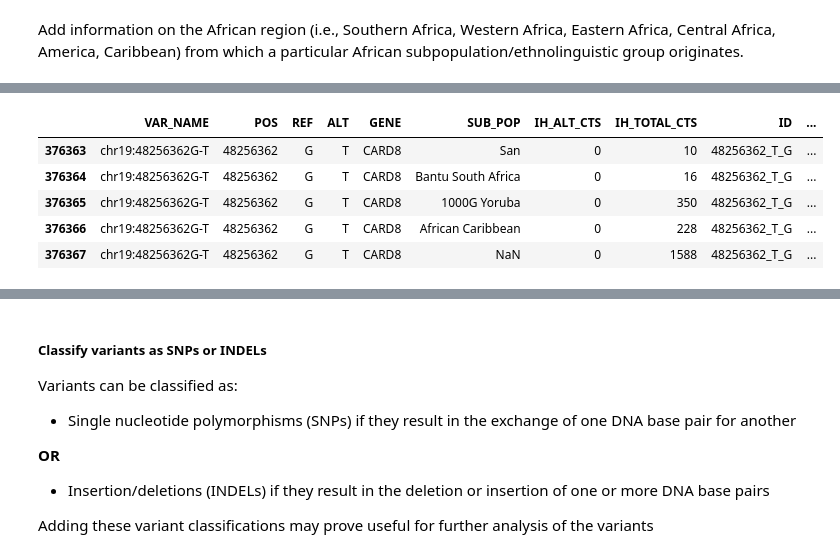
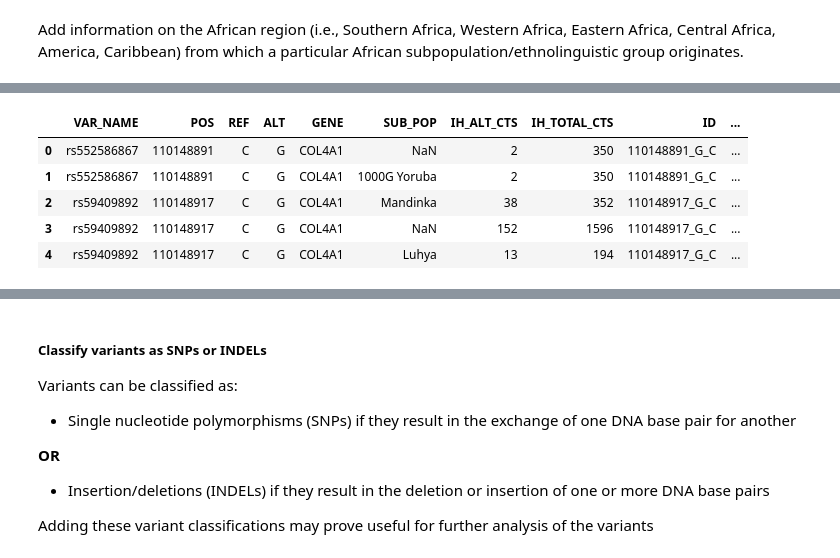
Before and after one commit to MeganHolborn/Genetic_data_analysis, a Jupyter notebook: Notebooks/Data_preparation/2-IH_allele_counts.ipynb, the cells around one changed output, grey strips where cells are left out. Cells and saved outputs as stored; diff of their text form; code cells hidden in the pictures.

```diff
--- a/Notebooks/Data_preparation/2-IH_allele_counts.ipynb
+++ b/Notebooks/Data_preparation/2-IH_allele_counts.ipynb
@@ -156,3 +173,7 @@ ih_allele_counts = ih_allele_counts.drop_duplicates(
+# %%
+ih_allele_counts_filtered = ih_allele_counts_filtered[
+    ~(ih_allele_counts_filtered.IH_ALT_CTS == 0.0)
+]
 # %% [markdown]
 ## Add additional data features
 # %% [markdown]
@@ -211,24 +237,18 @@ ih_allele_counts.head(5)
 # %%
 # Calculate corrected reference allele counts
-ih_allele_counts["CORR_IH_REF_CTS"] = (
-    ih_allele_counts["CORR_IH_TOTAL_CTS"]
-    - ih_allele_counts["IH_ALT_CTS"]
+ih_allele_counts_filtered["CORR_IH_REF_CTS"] = (
+    ih_allele_counts_filtered["CORR_IH_TOTAL_CTS"]
+    - ih_allele_counts_filtered["IH_ALT_CTS"]
 )
-
-# Calculate corrected alternate allele frequencies
-ih_allele_counts["CORR_IH_AF"] = (
-    ih_allele_counts["IH_ALT_CTS"]
-    / ih_allele_counts["CORR_IH_TOTAL_CTS"]
-)
 # %% [markdown]
 ##### Add regional information for each African subpopulation/ethnolinguistic group
 # %% [markdown]
 Add information on the African region (i.e., Southern Africa, Western Africa, Eastern Africa, Central Africa, America, Caribbean) from which a particular African subpopulation/ethnolinguistic group originates.
 # %%
-ih_allele_counts["REG"] = ih_allele_counts["SUB_POP"].map(
+ih_allele_counts_filtered["REG"] = ih_allele_counts_filtered["SUB_POP"].map(
     constants.REGIONAL_CLASSIFICATION
 )
 
-ih_allele_counts.head(5)
+ih_allele_counts_filtered.head(5)
 # %% [output]
 |  | VAR_NAME | POS | REF | ALT | GENE | SUB_POP | IH_ALT_CTS | IH_TOTAL_CTS | ID | ... |
@@ -248,36 +266,28 @@ Recent Africans Residing in Africa: This group excludes African American and Car
 # %%
-# Extract African allele count data using a custom function
+# Aggregate Recent African allele count data using a custom function
 
-total_africa_ct = functions.grouped_pop_allele_counts(ih_allele_counts.copy(), "African")
-
-# Extract Recent African allele count data using a custom function
-
-filters = (ih_allele_counts.REG != "ACB") & (
-    ih_allele_counts.REG != "ASW"
+recent_africa_ct = functions.grouped_pop_allele_counts(
+    ih_allele_counts_filtered.copy(), "Recent African"
 )
 
-native_africa_ct = functions.grouped_pop_allele_counts(
-    ih_allele_counts.copy(), "Recent African", filters
-)
-
-# Concatenate the African and Recent African allele count data with the African subpopulation allele count data
+# Concatenate the Recent African allele count data with the subpopulation allele count data
 
 ih_allele_counts_grouped = (
     pd.concat(
         [
-            ih_allele_counts,
-            total_africa_ct,
-            native_africa_ct,
+            ih_allele_counts_filtered,
+            recent_africa_ct,
         ]
     )
     .sort_values("ID")
     .reset_index(drop=True)
 )
-ih_allele_counts_grouped.tail(5)
+
+ih_allele_counts_grouped.head(5)
 # %% [output]
 |  | VAR_NAME | POS | REF | ALT | GENE | SUB_POP | IH_ALT_CTS | IH_TOTAL_CTS | ID | ... |
-| 376363 | chr19:48256362G-T | 48256362 | G | T | CARD8 | San | 0 | 10 | 48256362_T_G | ... |
-| 376364 | chr19:48256362G-T | 48256362 | G | T | CARD8 | Bantu South Africa | 0 | 16 | 48256362_T_G | ... |
-| 376365 | chr19:48256362G-T | 48256362 | G | T | CARD8 | 1000G Yoruba | 0 | 350 | 48256362_T_G | ... |
-| 376366 | chr19:48256362G-T | 48256362 | G | T | CARD8 | African Caribbean | 0 | 228 | 48256362_T_G | ... |
-| 376367 | chr19:48256362G-T | 48256362 | G | T | CARD8 | NaN | 0 | 1588 | 48256362_T_G | ... |
+| 0 | rs552586867 | 110148891 | C | G | COL4A1 | NaN | 2 | 350 | 110148891_G_C | ... |
+| 1 | rs552586867 | 110148891 | C | G | COL4A1 | 1000G Yoruba | 2 | 350 | 110148891_G_C | ... |
+| 2 | rs59409892 | 110148917 | C | G | COL4A1 | Mandinka | 38 | 352 | 110148917_G_C | ... |
+| 3 | rs59409892 | 110148917 | C | G | COL4A1 | NaN | 152 | 1596 | 110148917_G_C | ... |
+| 4 | rs59409892 | 110148917 | C | G | COL4A1 | Luhya | 13 | 194 | 110148917_G_C | ... |
```
Also changed, not shown: parts of 20 cells of this notebook, 13 other files.
